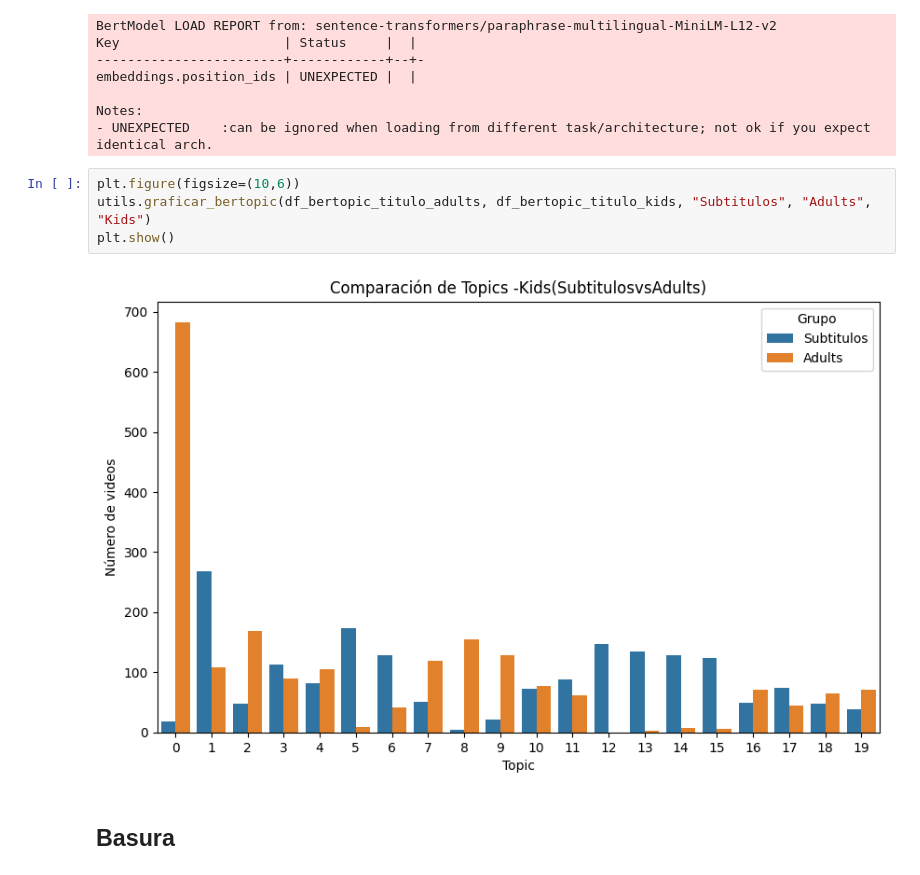
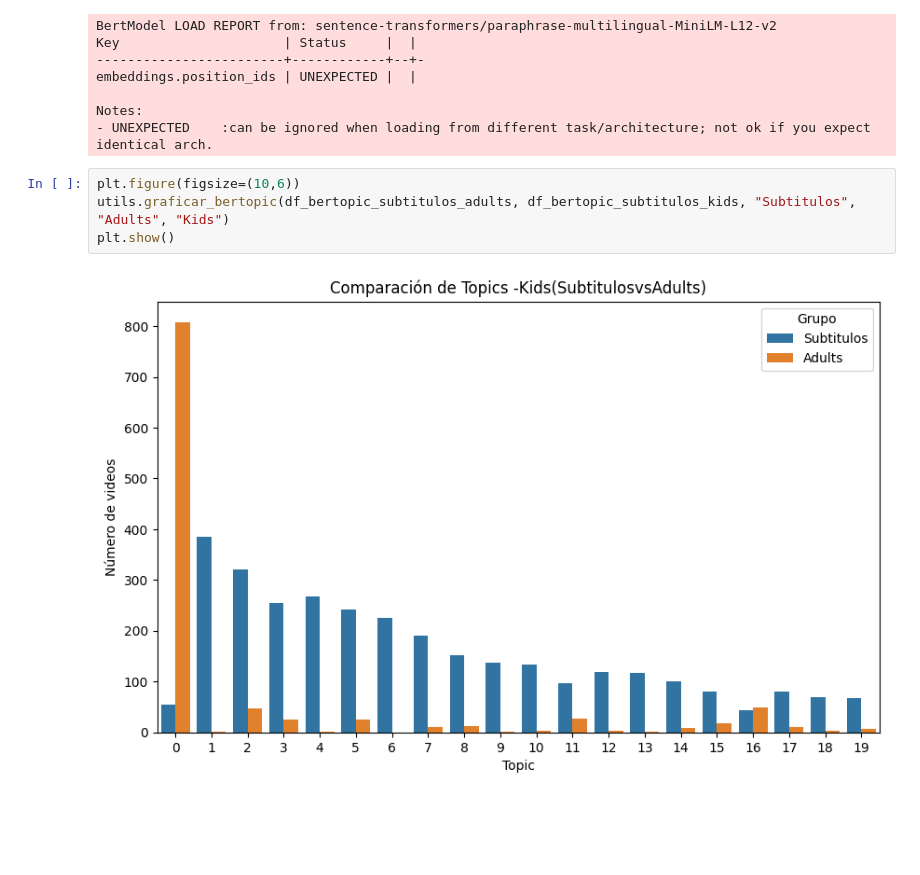
Before and after one commit to UCM-GIDIA-PD1/c2526-R1, a Jupyter notebook: src/analisis_kids.ipynb, the cells around one changed output. Drawn from its saved outputs; the diff is of its cells as text; blank space fills up the shorter version.

```diff
--- a/src/analisis_kids.ipynb
+++ b/src/analisis_kids.ipynb
@@ -562,9 +593,7 @@ Notes:
 - UNEXPECTED    :can be ignored when loading from different task/architecture; not ok if you expect identical arch.
 # %%
 plt.figure(figsize=(10,6))
-utils.graficar_bertopic(df_bertopic_titulo_adults, df_bertopic_titulo_kids, "Subtitulos", "Adults", "Kids")
+utils.graficar_bertopic(df_bertopic_subtitulos_adults, df_bertopic_subtitulos_kids, "Subtitulos", "Adults", "Kids")
 plt.show()
 # %% [output]
-[figure, old version]
+[figure, new version]
-# %% [markdown]
-## Basura
```
Also changed, not shown: parts of 18 cells of this notebook, 2 other files.
